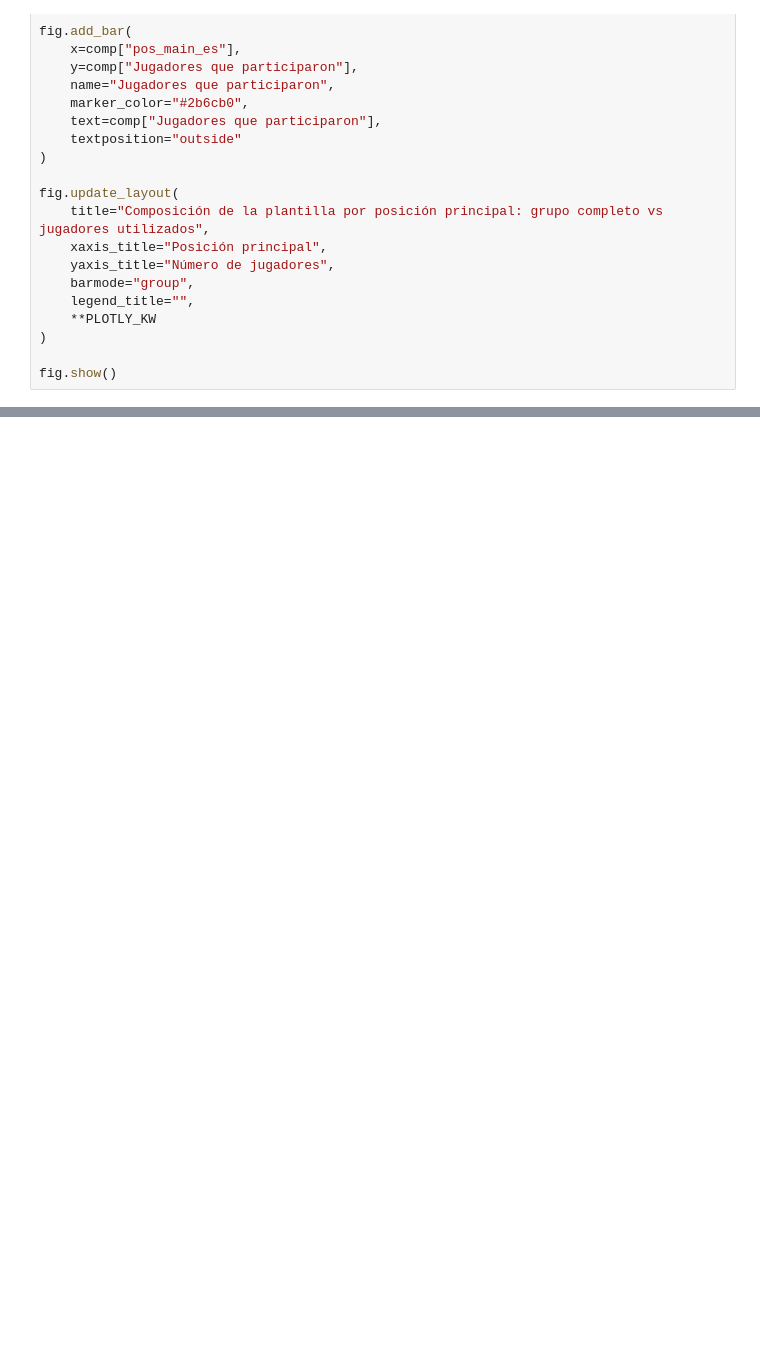
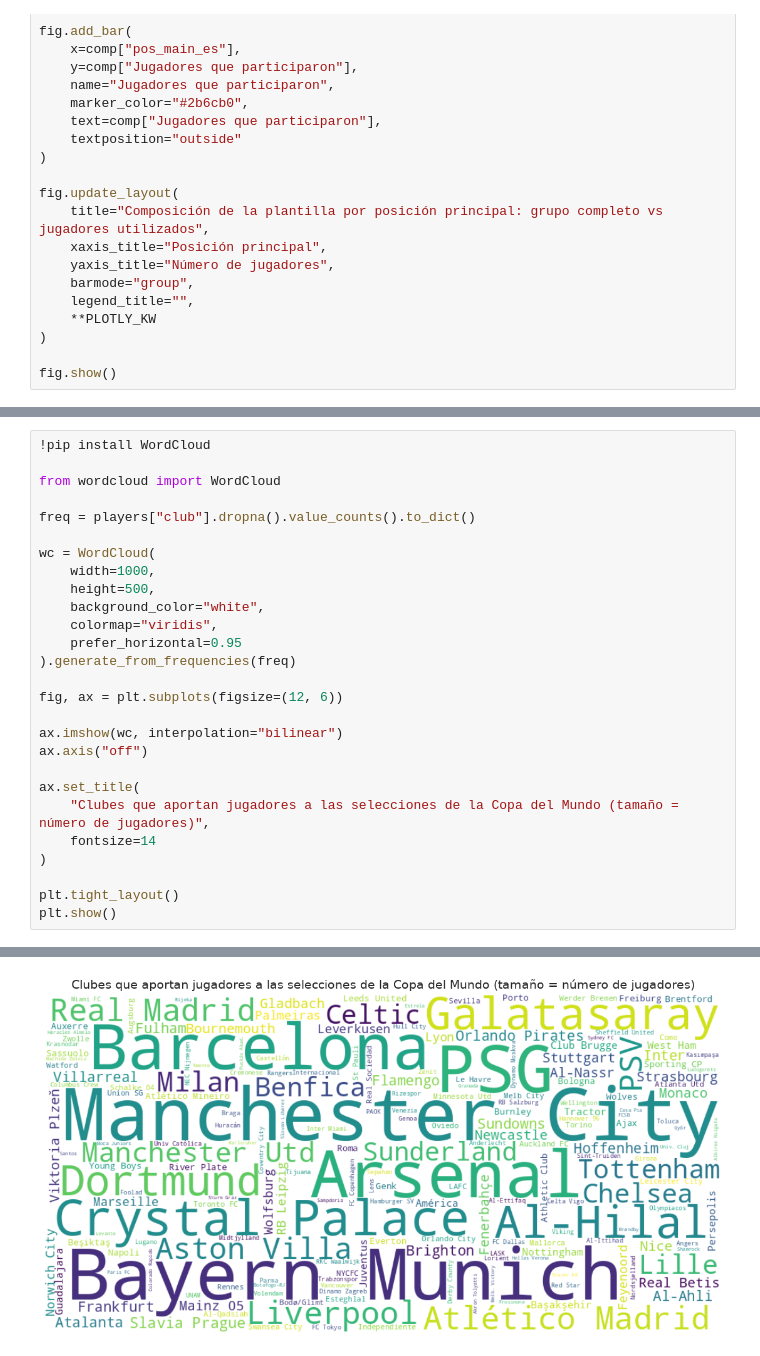
Before and after one commit to el-yisus-dev/KDBE_9B_IDGS_PRACTICES_220076, a Jupyter notebook: World_Cup_EDA_220076.ipynb, the cells around one changed output, grey strips where cells are left out. Saved outputs shown, nothing was run; the diff lists cells and outputs as text; blank space fills up the shorter version.

```diff
--- a/World_Cup_EDA_220076.ipynb
+++ b/World_Cup_EDA_220076.ipynb
@@ -4601,0 +5491,28 @@ fig.show()
+# %%
+!pip install WordCloud
+
+from wordcloud import WordCloud
+
+freq = players["club"].dropna().value_counts().to_dict()
+
+wc = WordCloud(
+    width=1000,
+    height=500,
+    background_color="white",
+    colormap="viridis",
+    prefer_horizontal=0.95
+).generate_from_frequencies(freq)
+
+fig, ax = plt.subplots(figsize=(12, 6))
+
+ax.imshow(wc, interpolation="bilinear")
+ax.axis("off")
+
+ax.set_title(
+    "Clubes que aportan jugadores a las selecciones de la Copa del Mundo (tamaño = número de jugadores)",
+    fontsize=14
+)
+
+plt.tight_layout()
+plt.show()
+# %% [output]
@@ -4601,0 +5535 @@ fig.show()
+[figure, added]
```
Also changed, not shown: parts of 40 cells of this notebook.
